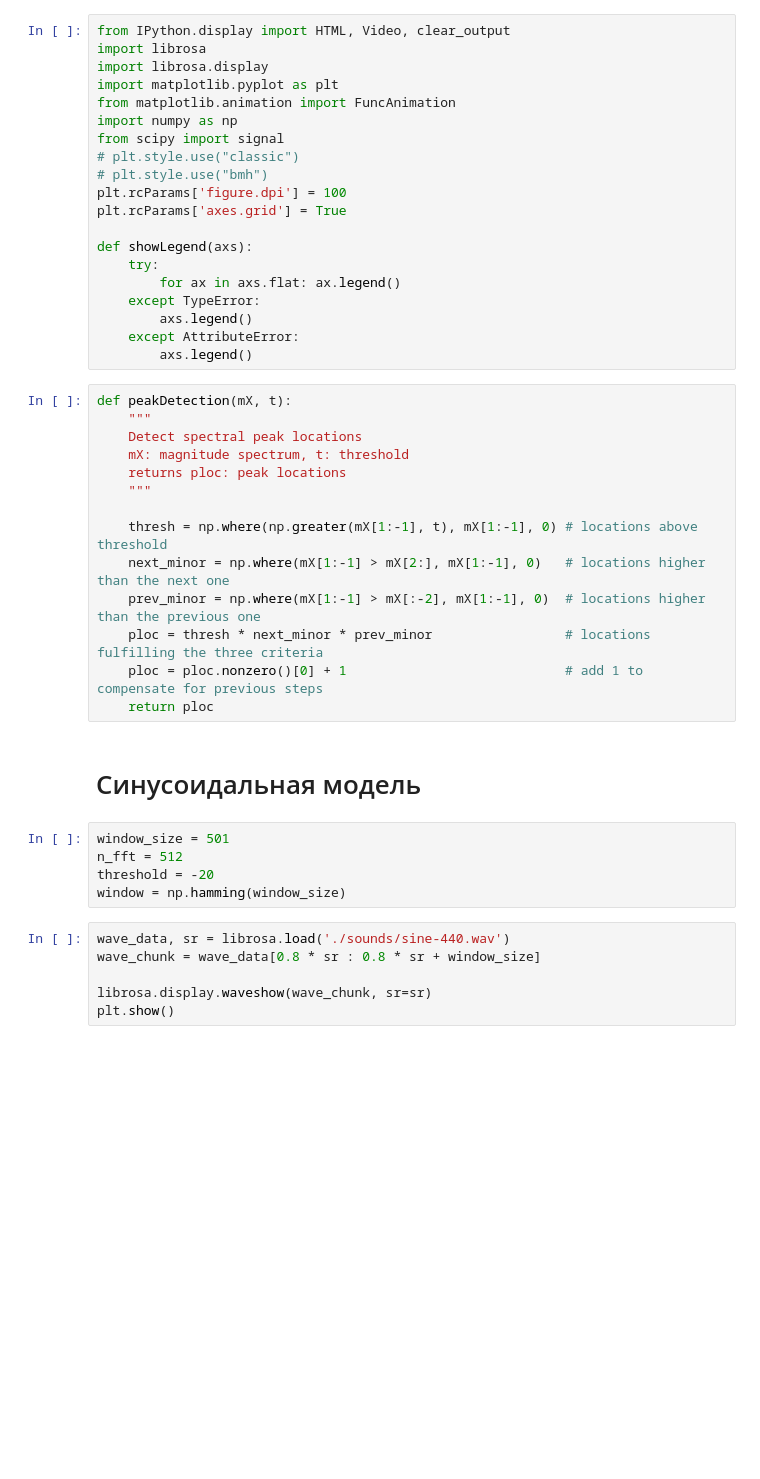
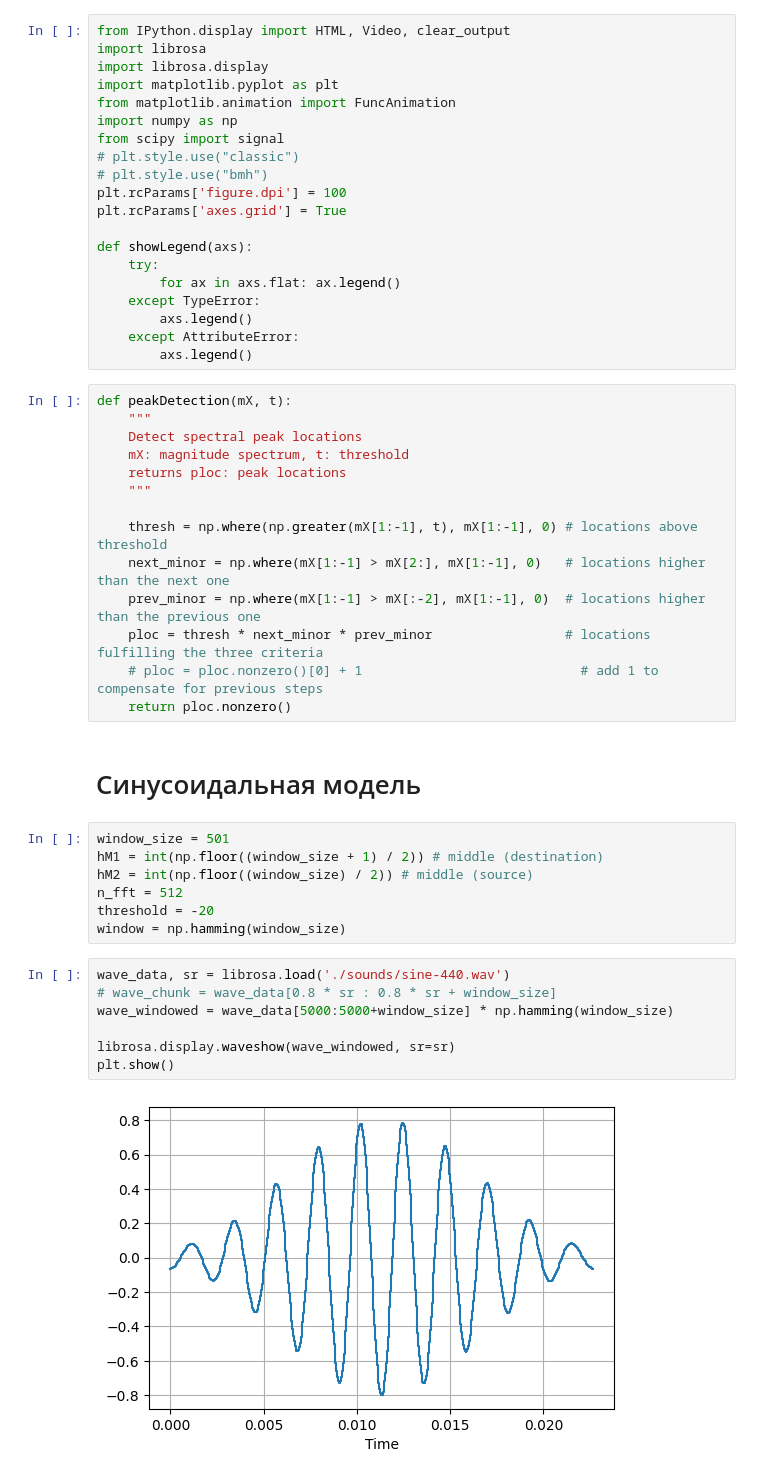
Before and after one commit to MikeChuv/AudioSignalProcessing, a Jupyter notebook: sinusoidal_model.ipynb, the cells around one changed output. Drawn from its saved outputs; the diff is of its cells as text; blank space fills up the shorter version.

```diff
--- a/sinusoidal_model.ipynb
+++ b/sinusoidal_model.ipynb
@@ -30,18 +30,23 @@ def peakDetection(mX, t):
 	next_minor = np.where(mX[1:-1] > mX[2:], mX[1:-1], 0)   # locations higher than the next one
 	prev_minor = np.where(mX[1:-1] > mX[:-2], mX[1:-1], 0)  # locations higher than the previous one
 	ploc = thresh * next_minor * prev_minor                 # locations fulfilling the three criteria
-	ploc = ploc.nonzero()[0] + 1                            # add 1 to compensate for previous steps
-	return ploc
+	# ploc = ploc.nonzero()[0] + 1                            # add 1 to compensate for previous steps
+	return ploc.nonzero()
 # %% [markdown]
 # Синусоидальная модель
 # %%
 window_size = 501
+hM1 = int(np.floor((window_size + 1) / 2)) # middle (destination)
+hM2 = int(np.floor((window_size) / 2)) # middle (source)
 n_fft = 512
 threshold = -20
 window = np.hamming(window_size)
 # %%
 wave_data, sr = librosa.load('./sounds/sine-440.wav')
-wave_chunk = wave_data[0.8 * sr : 0.8 * sr + window_size]
+# wave_chunk = wave_data[0.8 * sr : 0.8 * sr + window_size]
+wave_windowed = wave_data[5000:5000+window_size] * np.hamming(window_size)
 
-librosa.display.waveshow(wave_chunk, sr=sr)
+librosa.display.waveshow(wave_windowed, sr=sr)
 plt.show()
+# %% [output]
+[figure, added]
```
Also changed, not shown: parts of 4 cells of this notebook, 4 other files.
